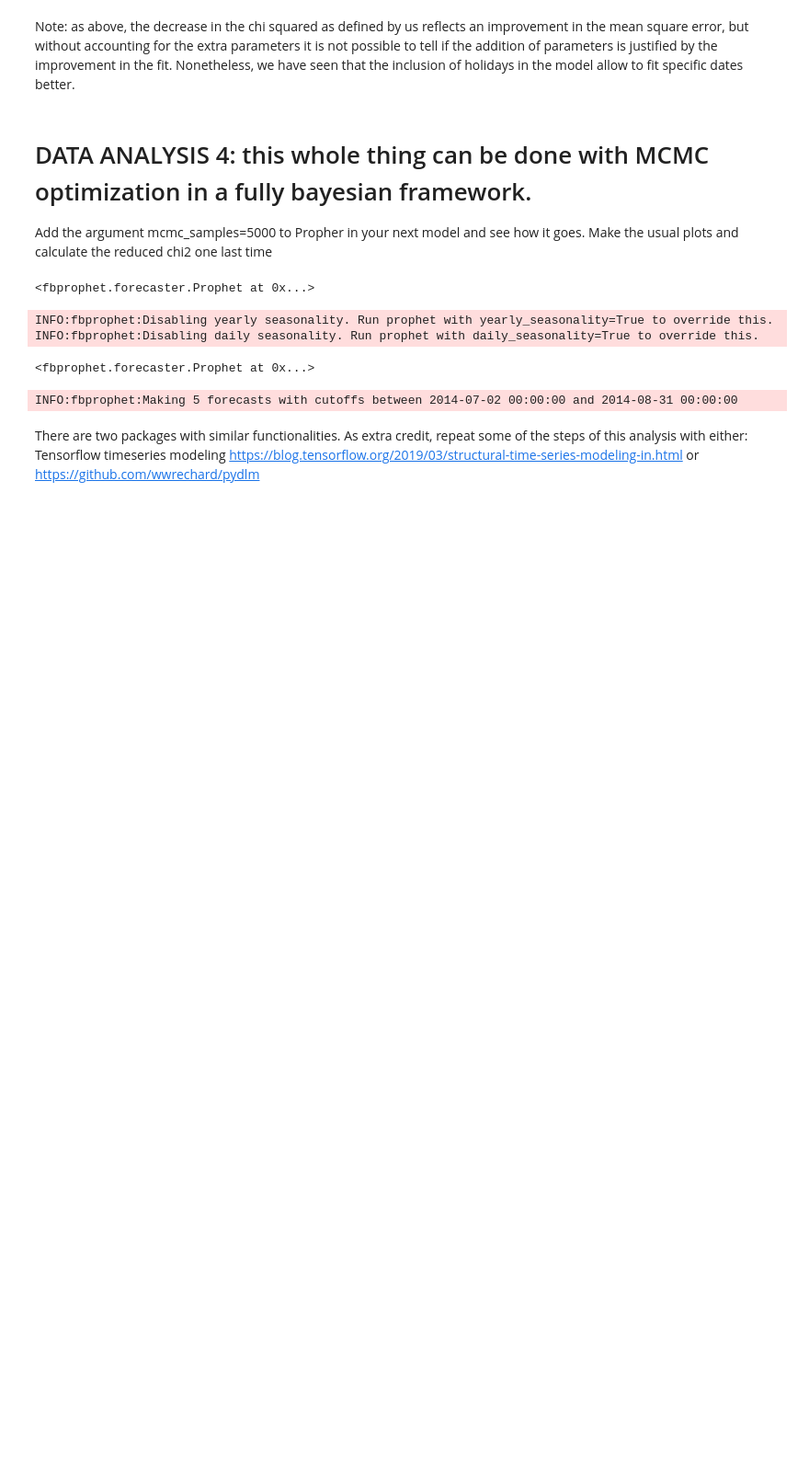
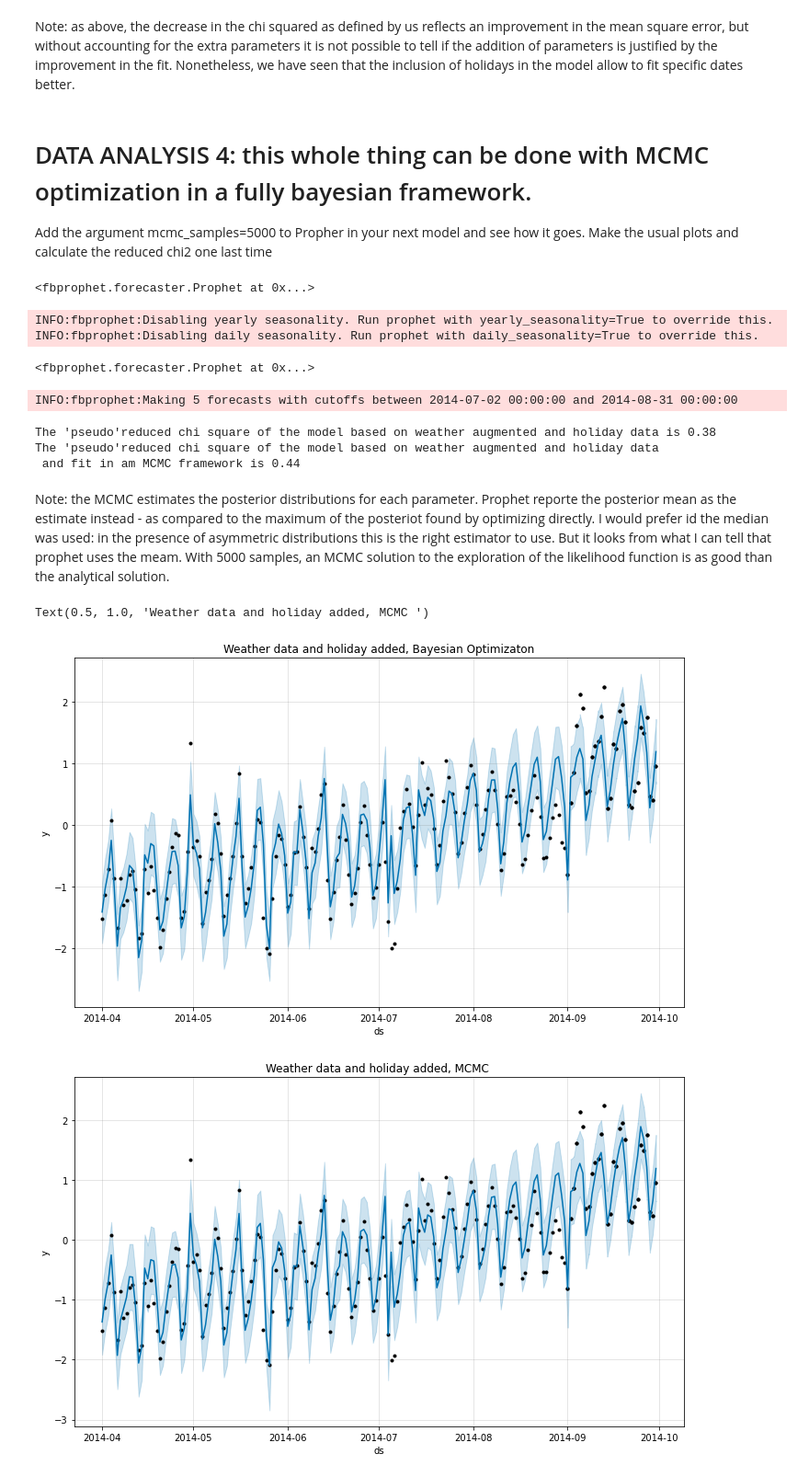
Before and after one commit to xiaolng/DSPS_FBianco, a Jupyter notebook: HW3/uberprophet_solution.ipynb, the cells around one changed output. Shown at 92% size. Saved outputs shown, nothing was run; the diff lists cells and outputs as text; code cells hidden in the pictures; blank space fills up the shorter version.

```diff
--- a/HW3/uberprophet_solution.ipynb
+++ b/HW3/uberprophet_solution.ipynb
@@ -470,13 +470,28 @@ cvresult_regmcmc = diagnostics.cross_validation(regmcmc, horizon="30 days")
 # %% [output]
 INFO:fbprophet:Making 5 forecasts with cutoffs between 2014-07-02 00:00:00 and 2014-08-31 00:00:00
 # %%
-print("The 'pseuido'reduced chi square " +
+print("The 'pseudo'reduced chi square " +
       "of the model based on weather augmented and holiday data is {:0.2}".format(
     rchi2(cvresult_regrhol.y, cvresult_regrhol.yhat)))
 
-print("The 'pseuido'reduced chi square " +
-      "of the model based on weather augmented and holiday data " +
+print("The 'pseudo'reduced chi square " +
+      "of the model based on weather augmented and holiday data \n" +
       " and fit in am MCMC framework is {:0.2}".format(
-rchi2(cvresult_regmcmc.y, cvresult_regmcmc.yhat), \
+    rchi2(cvresult_regmcmc.y, cvresult_regmcmc.yhat)))
+# %% [output]
+The 'pseudo'reduced chi square of the model based on weather augmented and holiday data is 0.38
+The 'pseudo'reduced chi square of the model based on weather augmented and holiday data
+ and fit in am MCMC framework is 0.44
-# %% [markdown]
-There are two packages with similar functionalities. As extra credit, repeat some of the steps of this analysis with either: Tensorflow timeseries modeling https://blog.tensorflow.org/2019/03/structural-time-series-modeling-in.html or https://github.com/wwrechard/pydlm
+# %% [markdown]
+Note: the MCMC estimates the posterior distributions for each parameter. Prophet reporte the posterior mean as the estimate instead - as compared to the maximum of the posteriot found by optimizing directly. I would prefer id the median was used: in the presence of asymmetric distributions this is the right estimator to use. But it looks from what I can tell that prophet uses the meam.  With 5000 samples, an MCMC solution to the exploration of the likelihood function is as good than the analytical solution.
+# %%
+nowcast3 = regmcmc.predict(uberweather)
+# %%
+regholm.plot(nowcast2);
+pl.title("Weather data and holiday added, Bayesian Optimizaton")
+regmcmc.plot(nowcast3);
+pl.title("Weather data and holiday added, MCMC ")
+# %% [output]
+Text(0.5, 1.0, 'Weather data and holiday added, MCMC ')
+[figure, added]
+[figure, added]
```
Also changed, not shown: parts of 4 cells of this notebook.
